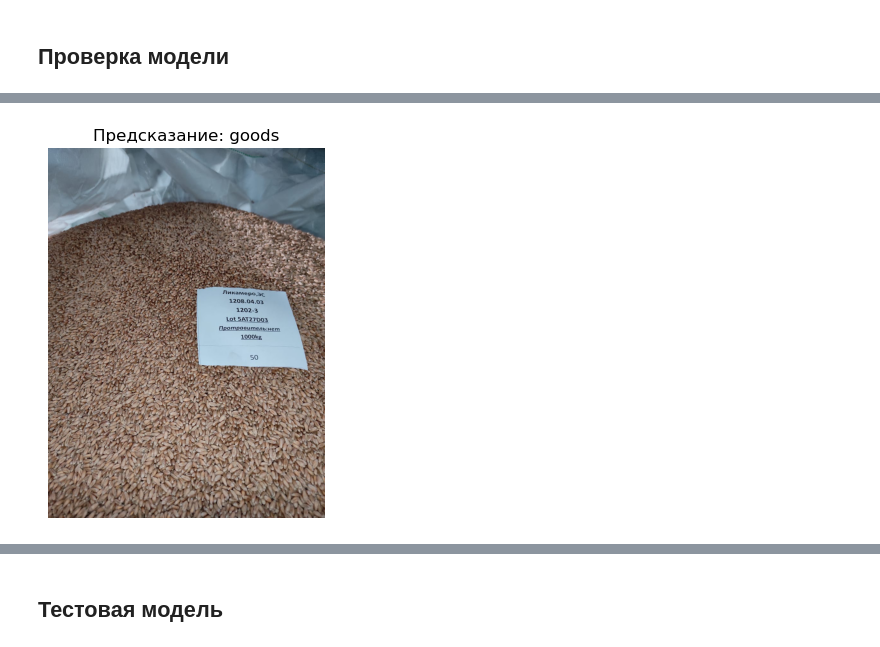
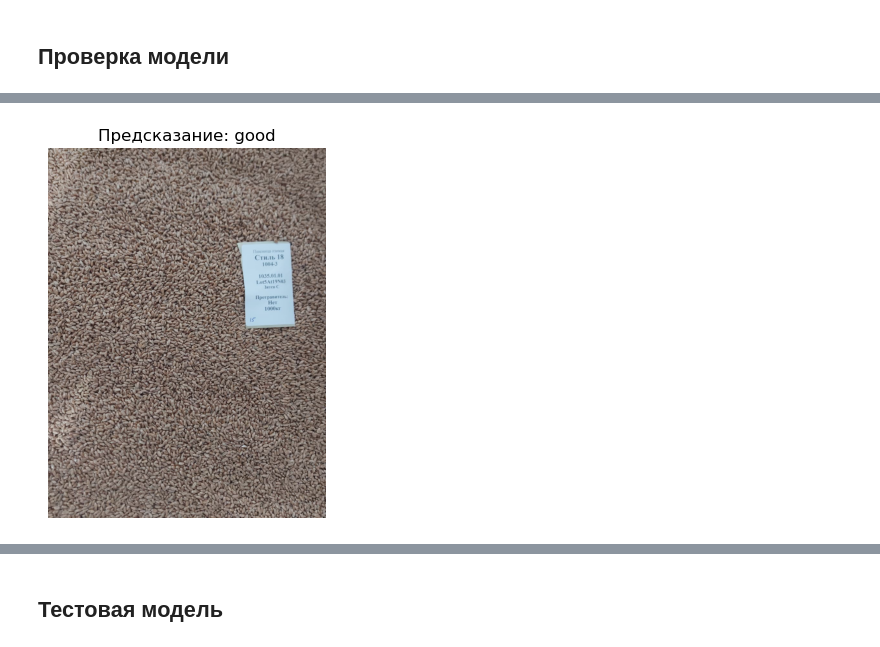
Before and after one commit to hdl0909/classification-of-seeds-by-quality, a Jupyter notebook: model.ipynb, the cells around one changed output, grey strips where cells are left out. Saved outputs shown, nothing was run; the diff lists cells and outputs as text; code cells hidden in the pictures.

Commit message:
added patches

```diff
--- a/model.ipynb
+++ b/model.ipynb
@@ -312,3 +379,6 @@ def ordinal_focal_loss(gamma=2.0, alpha=0.25, k=0.5):
+# %%
+train_mil_gen = mil_generator(train_gen, max_patches=2)
+val_mil_gen   = mil_generator(val_gen, max_patches=2)
 # %%
 input_shape = (224, 224, 3)
 
@@ -432,0 +515,35 @@ weighted avg       0.16      0.40      0.23       134
+# %%
+def predict_on_patches(model, img, patch_size=(224,224), max_patches=5):
+    patches = extract_patches(img, patch_size=patch_size, max_patches=max_patches)
+
+    preprocessed_patches = [preprocess_patch_image(p, target_size=patch_size) for p in patches]
+    preprocessed_patches = np.array(preprocessed_patches)
+
+    bag = np.expand_dims(preprocessed_patches, axis=0)
+
+    pred = model.predict(bag, verbose=0)[0]
+
+    return pred
+# %%
+from sklearn.metrics import confusion_matrix, classification_report
+
+pred_model = keras.models.load_model('best_model.h5', custom_objects={'loss': ordinal_focal_loss()})
+
+all_preds = []
+all_true = []
+
+for i in range(len(val_gen)):
+    batch_x, batch_y = val_gen[i]
+    for j in range(len(batch_x)):
+        img = batch_x[j]
+        label = np.argmax(batch_y[j])
+
+        pred_vector = predict_on_patches(pred_model, img, max_patches=5)
+
+        all_preds.append(np.argmax(pred_vector))
+        all_true.append(label)
+
+# отчёт
+names = list(val_gen.class_indices.keys())
+print(classification_report(all_true, all_preds, target_names=names))
+print(confusion_matrix(all_true, all_preds))
@@ -433,14 +566,13 @@ weighted avg       0.16      0.40      0.23       134
 # %%
-img_path = 'data_split/val/goods/photo_156.jpg'
+img_path = 'data_split/val/good/photo_105.jpg'
 
 img = keras.preprocessing.image.load_img(img_path, target_size=(224, 224))
 img_array = keras.preprocessing.image.img_to_array(img)
 img_array = tf.keras.applications.mobilenet_v3.preprocess_input(img_array)
-img_array = np.expand_dims(img_array, axis=0)
 
-pred = model.predict(img_array)
+pred = predict_on_patches(model, img_array, max_patches=5)
 
-class_idx = np.argmax(pred, axis=1)[0]
+class_idx = np.argmax(pred)
 class_name = list(train_gen.class_indices.keys())[class_idx]
 
 print("Предсказанный класс:", class_name)
@@ -454,4 +585,4 @@ plt.show()
-[figure, old version]
+[figure, new version]
 # %%
 def make_gradcam_heatmap(img_path, model, preprocess_fn=None, class_names=None):
     img = tf.keras.preprocessing.image.load_img(img_path, target_size=(224, 224))
```
Also changed, not shown: parts of 37 cells of this notebook, 2 other files.
